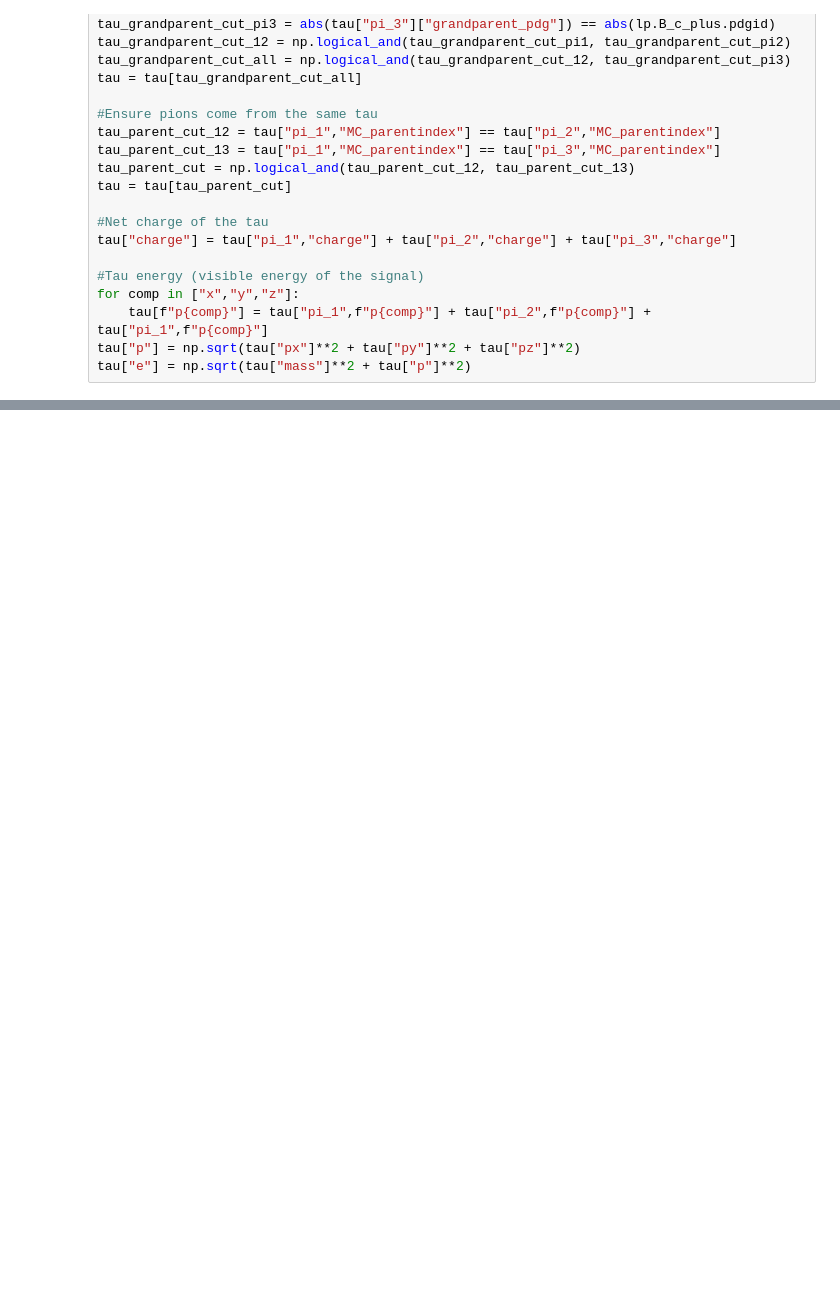
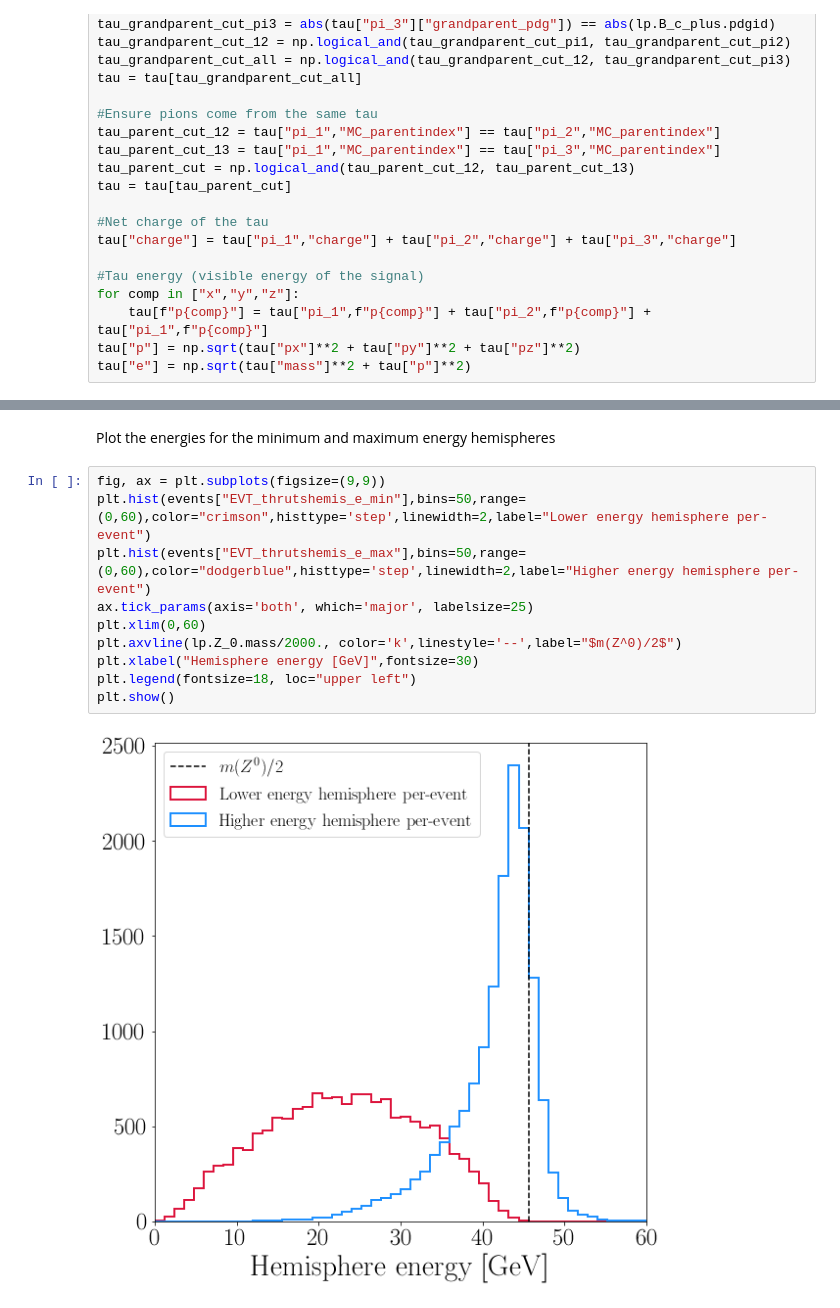
Before and after one commit to donalhill/fcc_python_tools, a Jupyter notebook: analysis/Bc2TauNu/build_Bc2TauNu.ipynb, the cells around one changed output, grey strips where cells are left out. Cells and saved outputs as stored; diff of their text form; blank space fills up the shorter version.

```diff
--- a/analysis/Bc2TauNu/build_Bc2TauNu.ipynb
+++ b/analysis/Bc2TauNu/build_Bc2TauNu.ipynb
@@ -145,0 +129,14 @@ tot_e = ak.sum(rp_all['e'],axis=1)
+# %% [markdown]
+Plot the energies for the minimum and maximum energy hemispheres
+# %%
+fig, ax = plt.subplots(figsize=(9,9))
+plt.hist(events["EVT_thrutshemis_e_min"],bins=50,range=(0,60),color="crimson",histtype='step',linewidth=2,label="Lower energy hemisphere per-event")
+plt.hist(events["EVT_thrutshemis_e_max"],bins=50,range=(0,60),color="dodgerblue",histtype='step',linewidth=2,label="Higher energy hemisphere per-event")
+ax.tick_params(axis='both', which='major', labelsize=25)
+plt.xlim(0,60)
+plt.axvline(lp.Z_0.mass/2000., color='k',linestyle='--',label="$m(Z^0)/2$")
+plt.xlabel("Hemisphere energy [GeV]",fontsize=30)
+plt.legend(fontsize=18, loc="upper left")
+plt.show()
+# %% [output]
+[figure, added]
```
Also changed, not shown: parts of 30 cells of this notebook.
